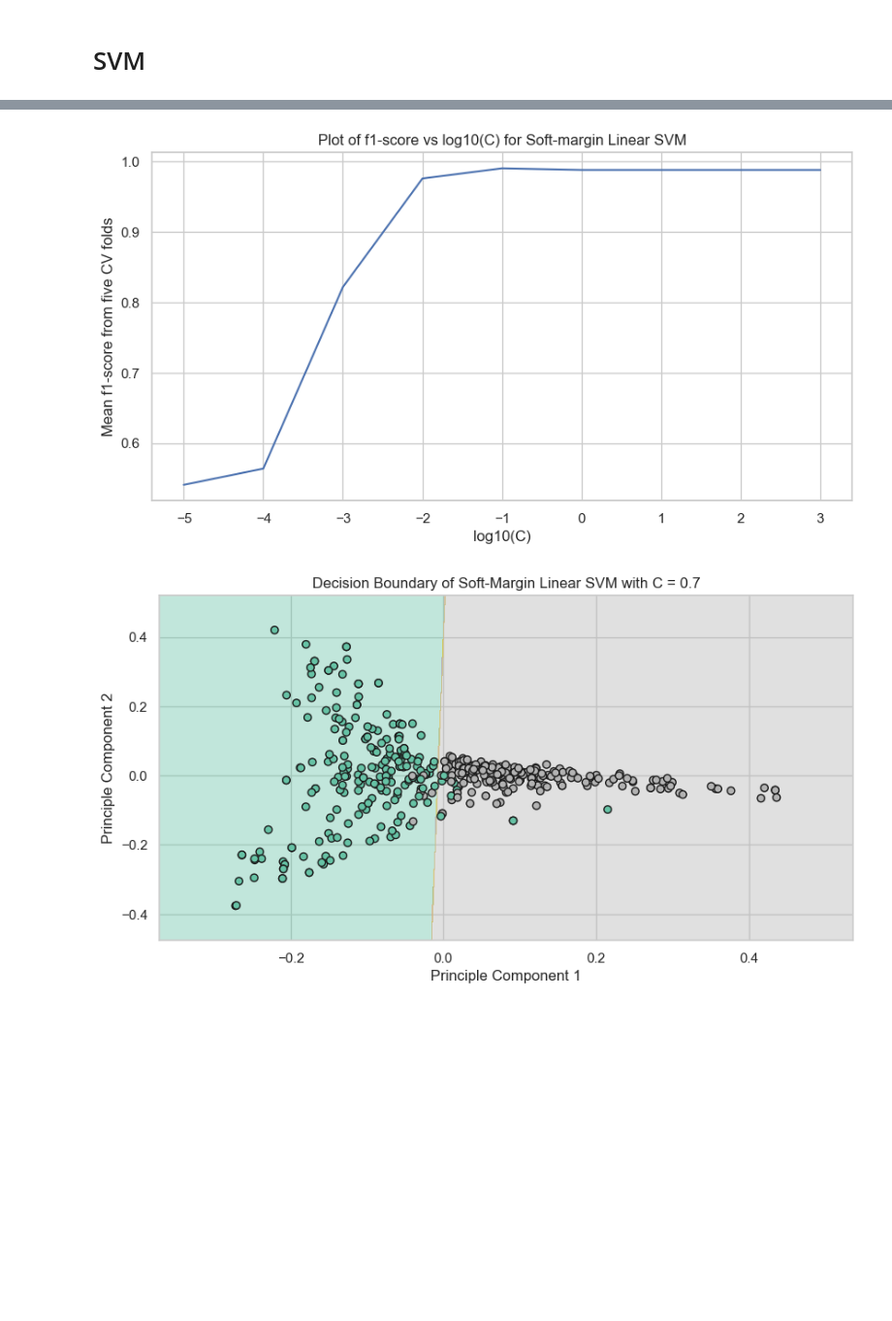
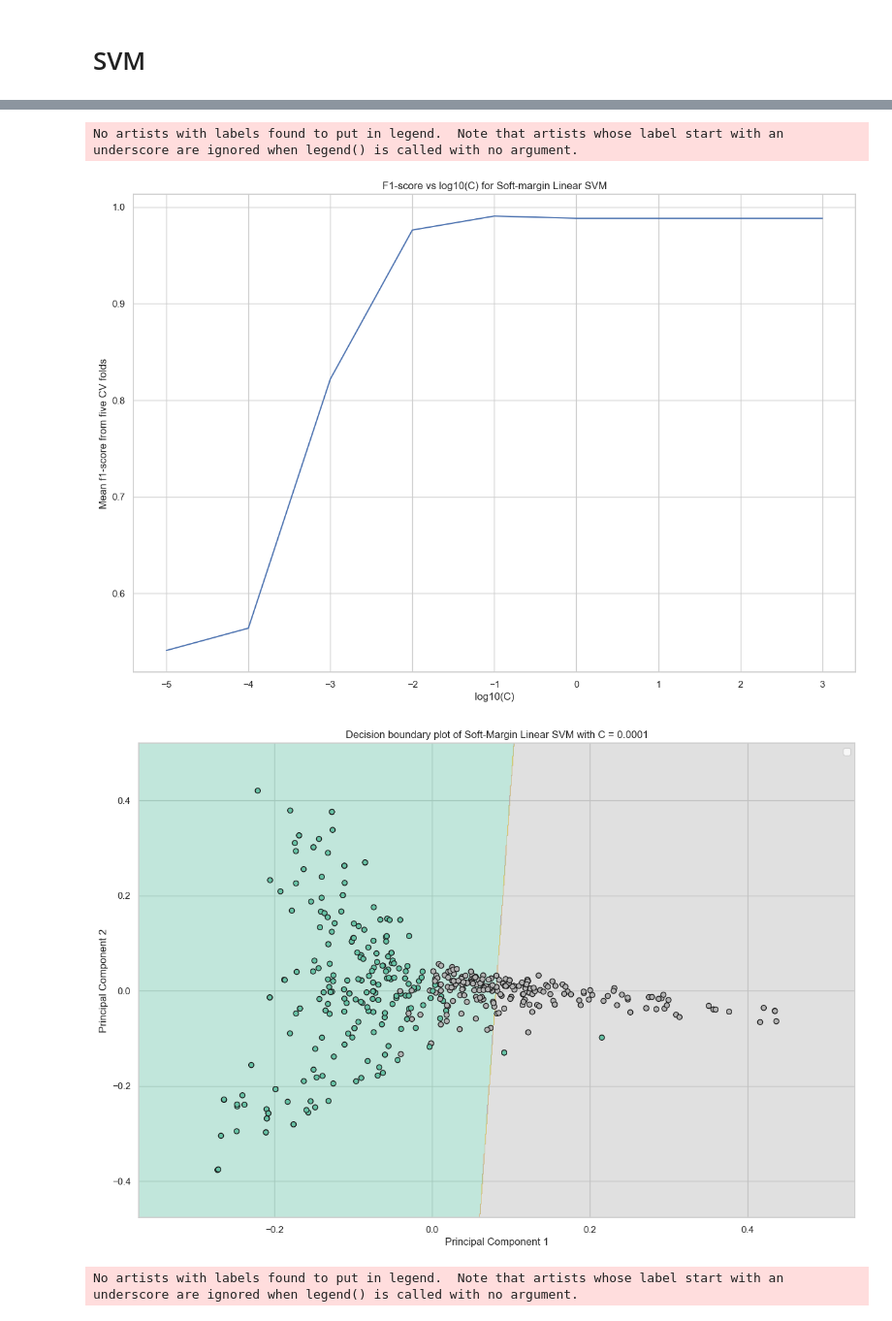
Before and after one commit to mattalajas/Assignment-3-Group-11, a Jupyter notebook: Model_Classification.ipynb, the cells around one changed output, grey strips where cells are left out. Shown at 97% size. Drawn from its saved outputs; the diff is of its cells as text; code cells hidden in the pictures; blank space fills up the shorter version.

```diff
--- a/Model_Classification.ipynb
+++ b/Model_Classification.ipynb
@@ -227,53 +242,68 @@ crange = np.logspace(-5, 3, num = 9)
 
 count = 0
 
 for c in crange:
     clf = svm.LinearSVC(C=c)
     cvscores = cross_val_score(clf, prep_X_train, Y_train, cv=5, scoring="f1")
     hyp_arr[count] = (cvscores.mean(), np.log10(c))
     count += 1
 
 
+
+
+# Draw log10(C) vs F1-score plot
 hyp_df = pd.DataFrame(hyp_arr, columns=["Mean f1-score from five CV folds", "log10(C)"])
 hyp_ax = sns.lineplot(hyp_df, x="log10(C)", y="Mean f1-score from five CV folds")
-hyp_ax.set_title("Plot of f1-score vs log10(C) for Soft-margin Linear SVM")
+hyp_ax.set_title("F1-score vs log10(C) for Soft-margin Linear SVM")
 
 
 
 
-# Using non-PCA data.
-lin_svc = svm.LinearSVC(C=0.7)
-lin_svc.fit(prep_X_train,Y_train)
 
-preds = lin_svc.predict(prep_X_test)
-score = lin_svc.score(prep_X_test, Y_test)
-
-
-
-
-# Using PCA data to train and plot decision boundaries.
+# Apply PCA transform, then train model and draw decision boundaries.
 pca_transformer = PCA(n_components=2)
 pca_transformer.fit(prep_X_train)
 vector = pca_transformer.transform(prep_X_train)
 pca_X_train = pd.DataFrame(vector, index=prep_X_train.index, columns=["x1", "x2"])
 
 vector = pca_transformer.transform(prep_X_test)
 pca_X_test = pd.DataFrame(vector, index=prep_X_test.index, columns=["x1", "x2"])
 
-lin_svc.fit(pca_X_train,Y_train)
 
-preds = lin_svc.predict(pca_X_test)
-score = lin_svc.score(pca_X_test, Y_test)
+cvals = [10 ** (-4), 10 ** (-3), 10 ** (-1), 10 ** 4]
+
+
+for c in cvals:
+    lin_svc = svm.LinearSVC(C=c)
+
+    lin_svc.fit(pca_X_train,Y_train)
+
+    preds = lin_svc.predict(pca_X_test)
+    score = lin_svc.score(pca_X_test, Y_test)
 
 
 
-# Print PCA decision boundaries.
-disp = DecisionBoundaryDisplay.from_estimator(lin_svc, pca_X_train, response_method="predict",
-                                              alpha=0.4, cmap="Set2", grid_resolution=1000, eps=0.1,
-                                              xlabel="Principle Component 1", ylabel="Principle Component 2")
-disp.ax_.scatter(pca_X_train["x1"], pca_X_train["x2"], c=Y_train, edgecolor="k", cmap="Set2")
-disp.ax_.set_title("Decision Boundary of Soft-Margin Linear SVM with C = 0.7")
-plt.show()
+    # Print PCA decision boundaries.
+    _, ax = plt.subplots()
+    plt.rcParams.update({'font.size': 17})
+    plt.rcParams['figure.figsize'] = (15, 10)
+
+    disp = DecisionBoundaryDisplay.from_estimator(lin_svc, pca_X_train, response_method="predict", ax=ax,
+                                                  alpha=0.4, cmap="Set2", grid_resolution=1000, eps=0.1,
+                                                  xlabel="Principal Component 1", ylabel="Principal Component 2")
+
+
+    disp.ax_.scatter(pca_X_train["x1"], pca_X_train["x2"], c=Y_train, edgecolor="k", cmap="Set2")
+    plt.legend(loc="upper right")
+
+    if c < 1:
+        disp.ax_.set_title("Decision boundary plot of Soft-Margin Linear SVM with C = %0.1g" % (c))
+    else:
+        disp.ax_.set_title("Decision boundary plot of Soft-Margin Linear SVM with C = %i" % (c))
+
+    plt.show()
 # %% [output]
+No artists with labels found to put in legend.  Note that artists whose label start with an underscore are ignored when legend() is called with no argument.
-[figure, old version]
+[figure, new version]
-[figure, old version]
+[figure, new version]
+No artists with labels found to put in legend.  Note that artists whose label start with an underscore are ignored when legend() is called with no argument.
```
Also changed, not shown: parts of 8 cells of this notebook.
